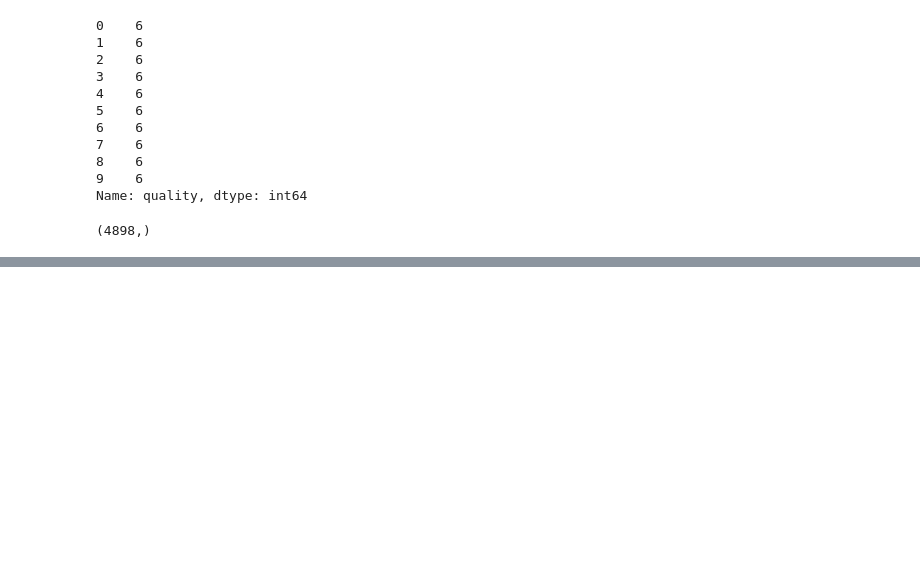
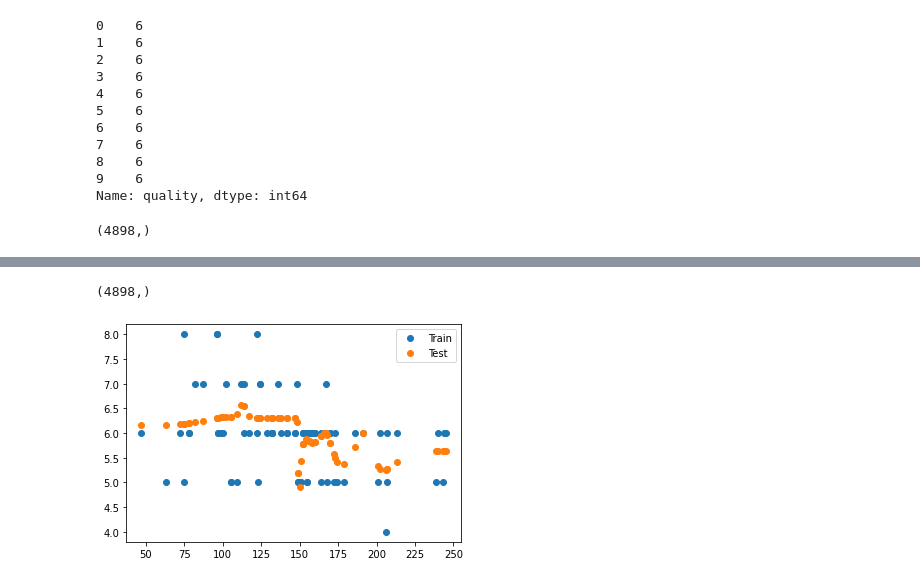
Before and after one commit to Randalthor95/CS_545, a Jupyter notebook: Assignments/Feudale-A1.ipynb, the cells around one changed output, grey strips where cells are left out. Cells and saved outputs as stored; diff of their text form; code cells hidden in the pictures; blank space fills up the shorter version.

```diff
--- a/Assignments/Feudale-A1.ipynb
+++ b/Assignments/Feudale-A1.ipynb
@@ -389,0 +430,26 @@ plt.legend();
+# %%
+X_Wine = data['total sulfur dioxide']
+T_Wine = data['quality']
+print(X_Wine.shape)
+X = np.array(X_Wine[:100]).reshape((-1, 1))
+T = np.array(T_Wine[:100]).reshape((-1, 1))
+training_fraction = 0.8
+n_rows = X[:100].shape[0]
+row_indices = np.arange(n_rows)
+np.random.shuffle(row_indices)
+n_train = round(n_rows * training_fraction)
+n_test = n_rows - n_train
+
+Xtrain = X[row_indices[:n_train], :]
+Ttrain = T[row_indices[:n_train], :]
+Xtest = X[row_indices[n_train:], :]
+Ttest = T[row_indices[n_train:], :]
+
+U, V, W, X_means, X_stds, T_means, T_stds = train(Xtrain, Ttrain, 5, 5, 10000, 0.01)
+Y = use(Xtrain, X_means, X_stds, T_means, T_stds, U, V, W)
+plt.plot(Xtrain, Ttrain, 'o', label='Train')
+plt.plot(Xtrain, Y, 'o', label='Test')
+plt.legend();
+# %% [output]
+(4898,)
+[figure, added]
```
Also changed, not shown: parts of 17 cells of this notebook, 1 other file.
